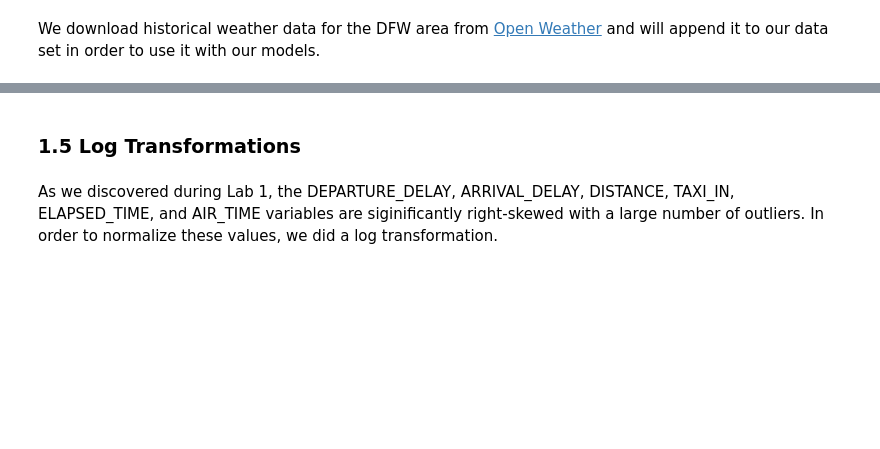
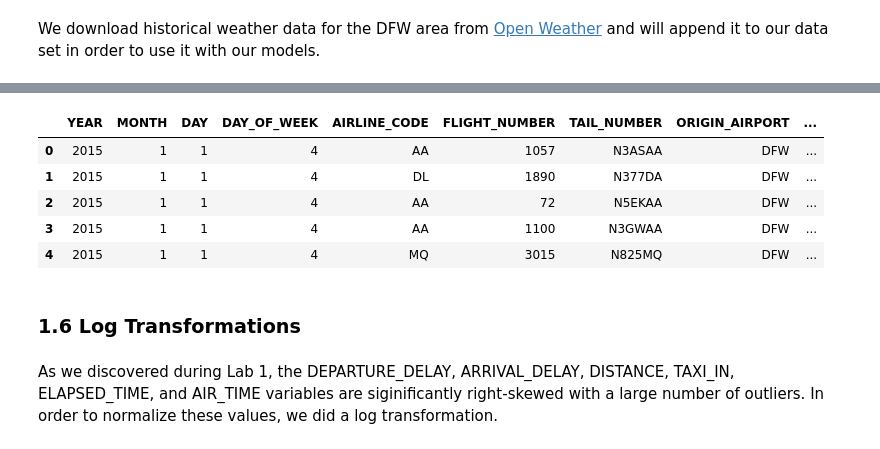
Before and after one commit to mattfarrow1/7331-machine-learning-1, a Jupyter notebook: Labs/Lab2_Group4_Matt.ipynb, the cells around one changed output, grey strips where cells are left out. Saved outputs shown, nothing was run; the diff lists cells and outputs as text; code cells hidden in the pictures; blank space fills up the shorter version.

```diff
--- a/Labs/Lab2_Group4_Matt.ipynb
+++ b/Labs/Lab2_Group4_Matt.ipynb
@@ -387,4 +376,5 @@ df['CANCELLED'].value_counts()
 # %%
-# Drop unnecessary column
-weather_drop = ['dt', 'dt_iso', 'timezone', 'city_name', 'lat', 'lon', 'weather_icon']
-weather = weather.drop(columns = weather_drop)
+#remove unnecessary columns from weather data
+col_to_drop = ['dt', 'dt_iso', 'timezone', 'city_name', 'lat', 'lon', 'feels_like', 'temp_min', 'temp_max',
+              'sea_level', 'grnd_level', 'dt_iso_update', 'weather_icon', 'weather_description', 'date_time']
+df = df.drop(columns = col_to_drop)
@@ -452,7 +440,8 @@ df.loc[(df.ARRIVAL_TIME != '0'), 'ARRIVAL_TIME'] = 1
 df.rename(columns={'ARRIVAL_TIME': 'ARRIVED'}, inplace=True)
 
 # Fill missing values with 0
-cols = ['AIR_SYSTEM_DELAY','SECURITY_DELAY','AIRLINE_DELAY','LATE_AIRCRAFT_DELAY','WEATHER_DELAY']
+cols = ['AIR_SYSTEM_DELAY','SECURITY_DELAY','AIRLINE_DELAY','LATE_AIRCRAFT_DELAY','WEATHER_DELAY',
+       'rain_1h', 'rain_3h', 'snow_1h', 'snow_3h']
 df[cols] = df[cols].fillna(0)
 
 # Change remaining null values to 0 if flight was cancelled
@@ -466,0 +478,15 @@ df['CANCELLED'].value_counts()
+# %%
+#make sure to delete date columns
+df = df.drop(columns = ['FLIGHT_DATE', 'SCHEDULED_DEPARTURE_DT', 'SCHEDULED_ARRIVAL_DT'])
+# %%
+#convert back to string
+df.SCHEDULED_DEPARTURE = df.SCHEDULED_DEPARTURE.astype(str)
+df.SCHEDULED_ARRIVAL = df.SCHEDULED_ARRIVAL.astype(str)
+
+#remove colons
+df.SCHEDULED_DEPARTURE = df.SCHEDULED_DEPARTURE.str.replace(r'\D+', '')
+df.SCHEDULED_ARRIVAL = df.SCHEDULED_ARRIVAL.str.replace(r'\D+', '')
+
+#convert to float
+df.SCHEDULED_DEPARTURE = df.SCHEDULED_DEPARTURE.astype(int)
+df.SCHEDULED_ARRIVAL = df.SCHEDULED_ARRIVAL.astype(int)
@@ -467,5 +513,14 @@ df['CANCELLED'].value_counts()
+# %%
+df.head()
+# %% [output]
+|  | YEAR | MONTH | DAY | DAY_OF_WEEK | AIRLINE_CODE | FLIGHT_NUMBER | TAIL_NUMBER | ORIGIN_AIRPORT | ... |
+| 0 | 2015 | 1 | 1 | 4 | AA | 1057 | N3ASAA | DFW | ... |
+| 1 | 2015 | 1 | 1 | 4 | DL | 1890 | N377DA | DFW | ... |
+| 2 | 2015 | 1 | 1 | 4 | AA | 72 | N5EKAA | DFW | ... |
+| 3 | 2015 | 1 | 1 | 4 | AA | 1100 | N3GWAA | DFW | ... |
+| 4 | 2015 | 1 | 1 | 4 | MQ | 3015 | N825MQ | DFW | ... |
 # %% [markdown]
-### 1.5 Log Transformations
+### 1.6 Log Transformations
 # %% [markdown]
 As we discovered during Lab 1, the DEPARTURE_DELAY, ARRIVAL_DELAY, DISTANCE, TAXI_IN, ELAPSED_TIME, and AIR_TIME variables are siginificantly right-skewed with a large number of outliers. In order to normalize these values, we did a log transformation.
 # %%
```
Also changed, not shown: parts of 128 cells of this notebook.
